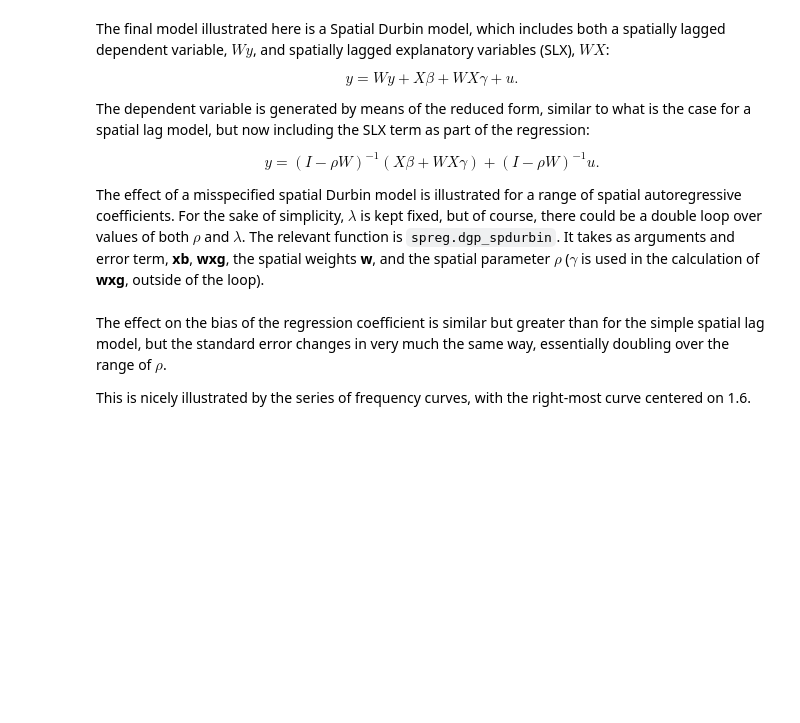
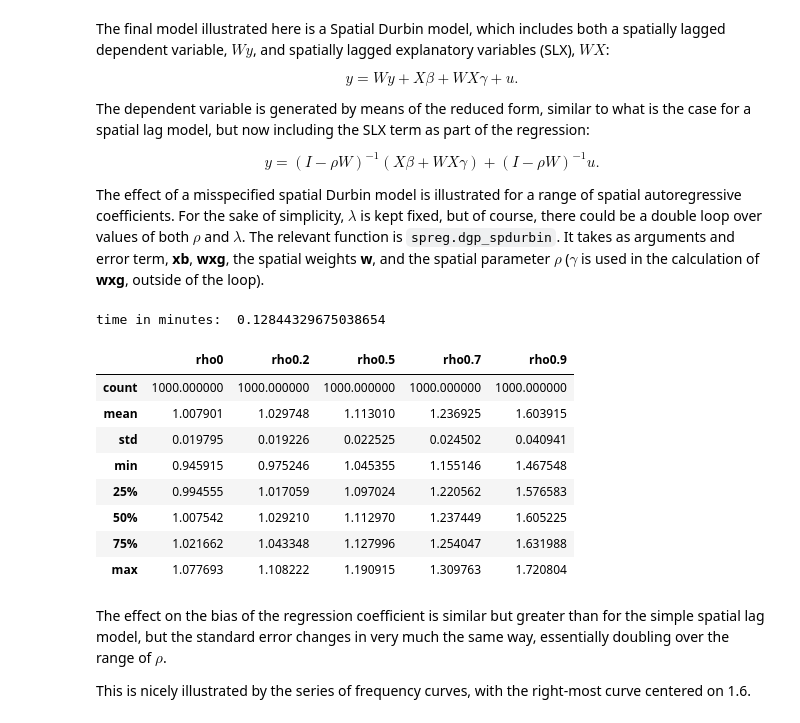
Before and after one commit to lanselin/spatial_regression_notebooks, a Jupyter notebook: 7_spatial_models.ipynb, the cells around one changed output. Saved outputs shown, nothing was run; the diff lists cells and outputs as text; code cells hidden in the pictures; blank space fills up the shorter version.

```diff
--- a/7_spatial_models.ipynb
+++ b/7_spatial_models.ipynb
@@ -348,18 +422,29 @@ The effect of a misspecified spatial Durbin model is illustrated for a range of
 # %%
 t0 = time.time()
 rng=np.random.default_rng(seed=rndseed)
-wxg1 = dgp.make_wxg(wx1,gamma)
+wxg1 = make_wxg(wx1,gamma)
 for r in range(len(rhovals)):
     for i in range(reps):
         u = make_error(rng,n)
         y = dgp_spdurbin(u,xb1,wxg1,w,rhovals[r])
         reg = OLS(y,x1,nonspat_diag=False)
-        best[i,r] = reg.betas[1]
+        best[i,r] = reg.betas[1,0]
 t1 = time.time()
 print("time in minutes: ",(t1-t0)/60.0)
 rr = ["rho"+str(r) for r in rhovals]
 results = pd.DataFrame(best,columns=rr)
 results.describe()
+# %% [output]
+time in minutes:  0.12844329675038654
+|  | rho0 | rho0.2 | rho0.5 | rho0.7 | rho0.9 |
+| count | 1000.000000 | 1000.000000 | 1000.000000 | 1000.000000 | 1000.000000 |
+| mean | 1.007901 | 1.029748 | 1.113010 | 1.236925 | 1.603915 |
+| std | 0.019795 | 0.019226 | 0.022525 | 0.024502 | 0.040941 |
+| min | 0.945915 | 0.975246 | 1.045355 | 1.155146 | 1.467548 |
+| 25% | 0.994555 | 1.017059 | 1.097024 | 1.220562 | 1.576583 |
+| 50% | 1.007542 | 1.029210 | 1.112970 | 1.237449 | 1.605225 |
+| 75% | 1.021662 | 1.043348 | 1.127996 | 1.254047 | 1.631988 |
+| max | 1.077693 | 1.108222 | 1.190915 | 1.309763 | 1.720804 |
 # %% [markdown]
 The effect on the bias of the regression coefficient is similar but greater than for the simple spatial lag model, but the standard error changes in very much the same way, essentially doubling over the range of $\rho$.
 
```
Also changed, not shown: parts of 13 cells of this notebook.
